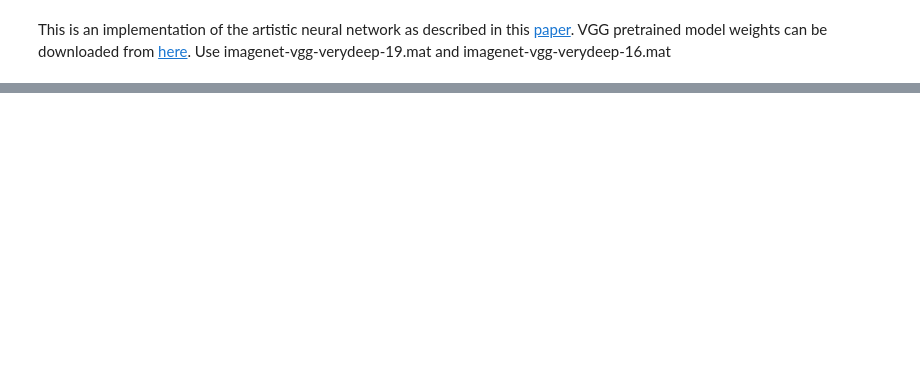
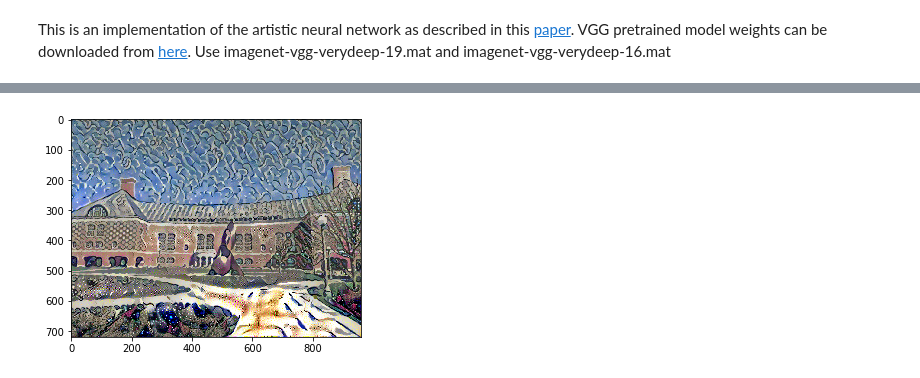
Before and after one commit to zli117/ArtisticNN, a Jupyter notebook: Artistic.ipynb, the cells around one changed output, grey strips where cells are left out. Saved outputs shown, nothing was run; the diff lists cells and outputs as text; code cells hidden in the pictures; blank space fills up the shorter version.

```diff
--- a/Artistic.ipynb
+++ b/Artistic.ipynb
@@ -221,7 +111,6 @@ class VGG16(VGG):
 
     def __init__(self, model_path):
         super(VGG16, self).__init__()
-        self.path = model_path
         self.graph = self.load_model()
         self.content_layer = "relu4_2"
         self.style_layer = {
@@ -400,11 +146,0 @@ class Paint(object):
-# %%
-image = Paint() \
-        .set_vgg_name("VGG19") \
-        .set_vgg_path("models/imagenet-vgg-verydeep-19.mat") \
-        .set_alpha(1) \
-        .set_beta(20) \
-        .load() \
-        .load_style("low-poly.jpg") \
-        .load_content("grainger.jpg") \
-        .set_iterations(1) \
-        .run()
@@ -418,0 +295,2 @@ plt.show()
+# %%
+pen = MagicPen("VGG19", "models/imagenet-vgg-verydeep-19.mat", 0.000002, 100, 300, "japanese.jpg")
@@ -418,0 +305,2 @@ plt.show()
+# %%
+image = pen.load_content("grainger.jpg").draw()
@@ -418,0 +325,7 @@ plt.show()
+# %%
+image = image[0] + MagicPen.IMG_MEAN
+image = np.clip(image, 0, 255).astype('uint8')
+plt.imshow(image)
+plt.show()
+# %% [output]
+[figure, added]
```
Also changed, not shown: parts of 11 cells of this notebook.
